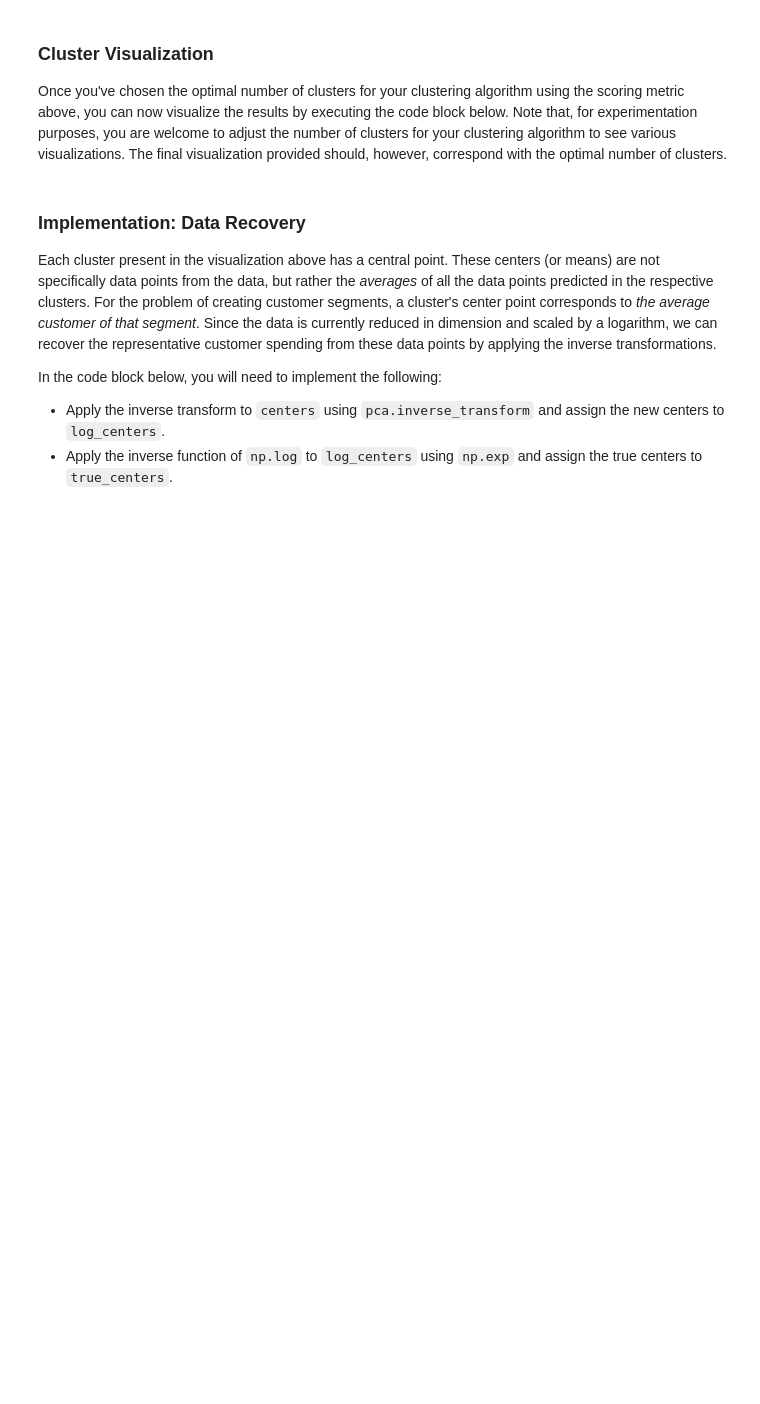
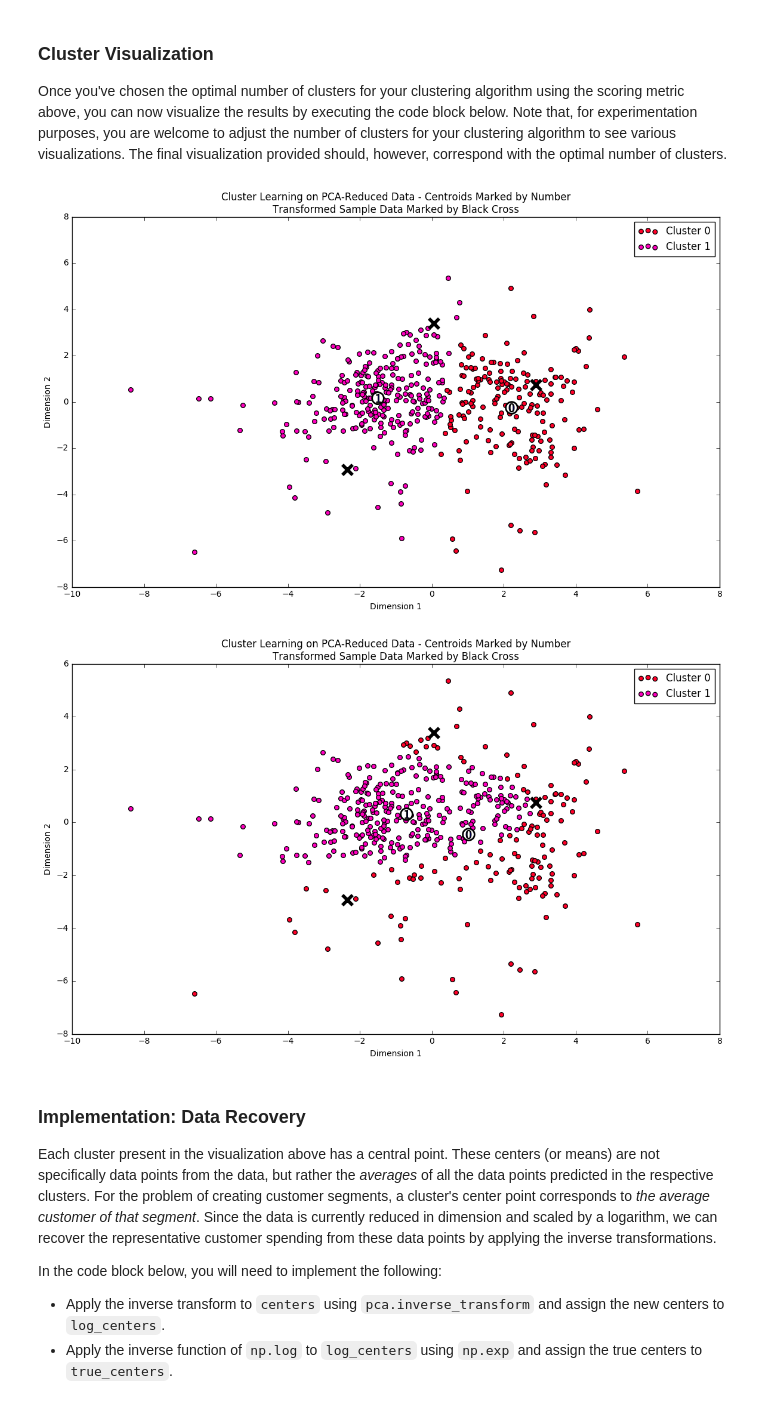
Before and after one commit to mamundson41/machine-learning, a Jupyter notebook: projects/customer_segments/customer_segments.ipynb, the cells around one changed output. Saved outputs shown, nothing was run; the diff lists cells and outputs as text; code cells hidden in the pictures; blank space fills up the shorter version.

```diff
--- a/projects/customer_segments/customer_segments.ipynb
+++ b/projects/customer_segments/customer_segments.ipynb
@@ -451,6 +467,10 @@ Once you've chosen the optimal number of clusters for your clustering algorithm
 # %%
 # Display the results of the clustering from implementation
 vs.cluster_results(reduced_data, preds, centers, pca_samples)
+vs.cluster_results(reduced_data, preds1, centers1, pca_samples)
+# %% [output]
+[figure, added]
+[figure, added]
 # %% [markdown]
 ### Implementation: Data Recovery
 Each cluster present in the visualization above has a central point. These centers (or means) are not specifically data points from the data, but rather the *averages* of all the data points predicted in the respective clusters. For the problem of creating customer segments, a cluster's center point corresponds to *the average customer of that segment*. Since the data is currently reduced in dimension and scaled by a logarithm, we can recover the representative customer spending from these data points by applying the inverse transformations.
```
Also changed, not shown: parts of 4 cells of this notebook.
